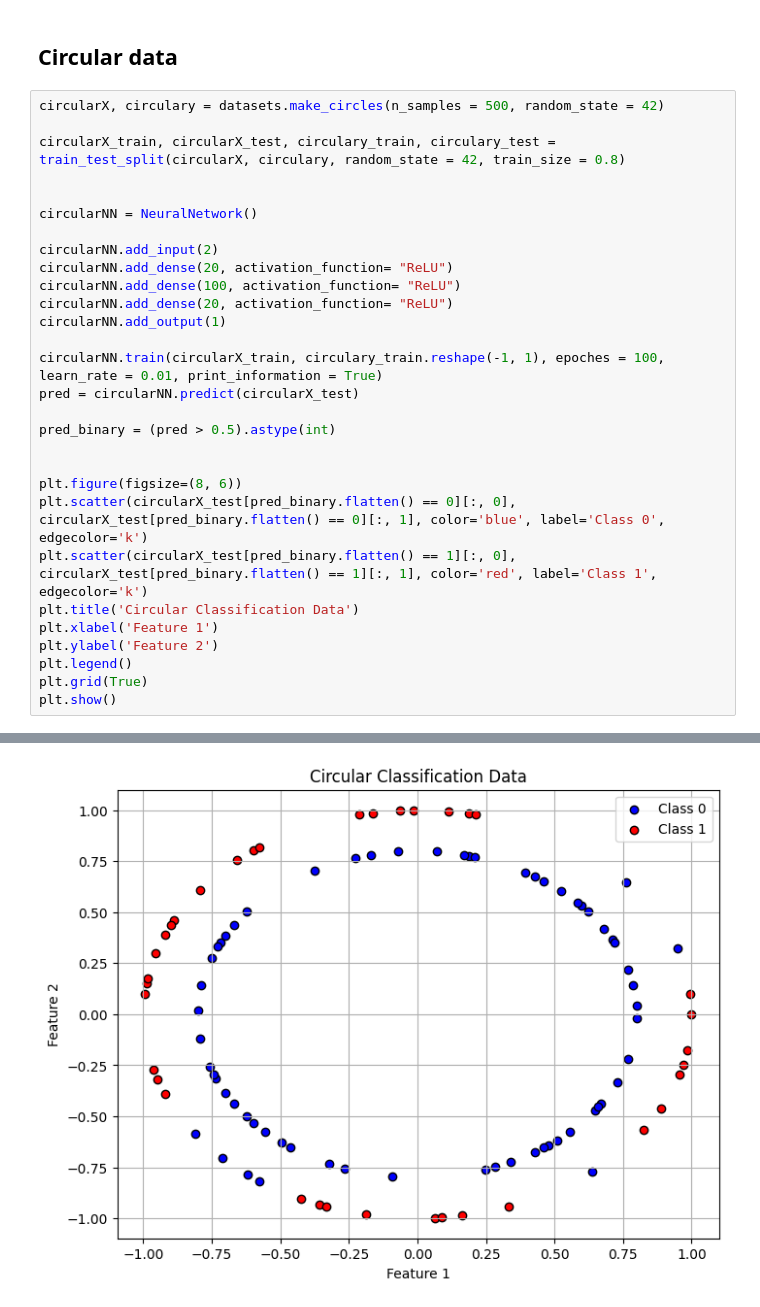
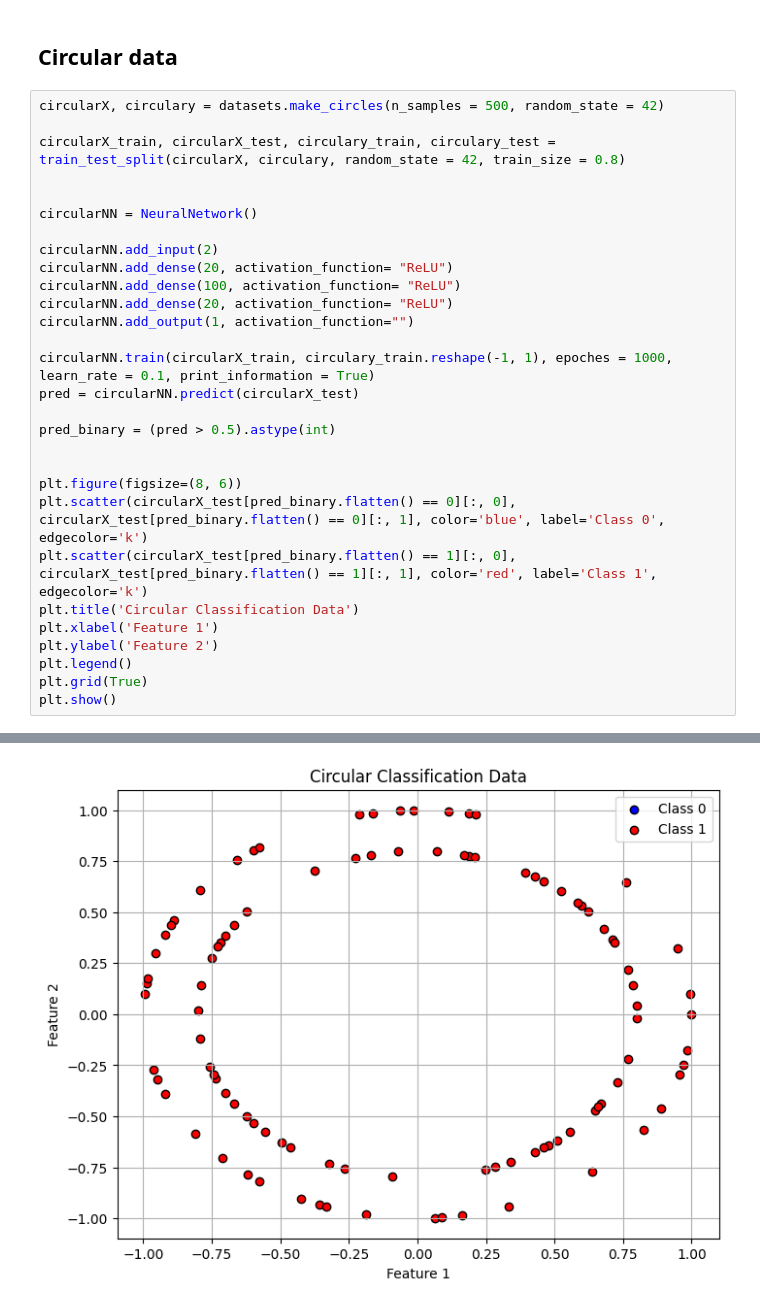
Before and after one commit to jackgoodsall/Learning-Machine-Learning-, a Jupyter notebook: Deep_Learning/SimpleNeuralNetworks/Experimentation/NNScratchTests.ipynb, the cells around one changed output, grey strips where cells are left out. Drawn from its saved outputs; the diff is of its cells as text.

```diff
--- a/Deep_Learning/SimpleNeuralNetworks/Experimentation/NNScratchTests.ipynb
+++ b/Deep_Learning/SimpleNeuralNetworks/Experimentation/NNScratchTests.ipynb
@@ -55,9 +55,9 @@ circularNN.add_input(2)
 circularNN.add_dense(20, activation_function= "ReLU")
 circularNN.add_dense(100, activation_function= "ReLU")
 circularNN.add_dense(20, activation_function= "ReLU")
-circularNN.add_output(1)
+circularNN.add_output(1, activation_function="")
 
-circularNN.train(circularX_train, circulary_train.reshape(-1, 1), epoches = 100, learn_rate = 0.01, print_information = True)
+circularNN.train(circularX_train, circulary_train.reshape(-1, 1), epoches = 1000, learn_rate = 0.1, print_information = True)
 pred = circularNN.predict(circularX_test)
 
 pred_binary = (pred > 0.5).astype(int)
@@ -78 +78 @@ Converged on a training cost of [0.15069227] in 59 epoches
-[figure, old version]
+[figure, new version]
```
Also changed, not shown: parts of 3 cells of this notebook, 3 other files.
